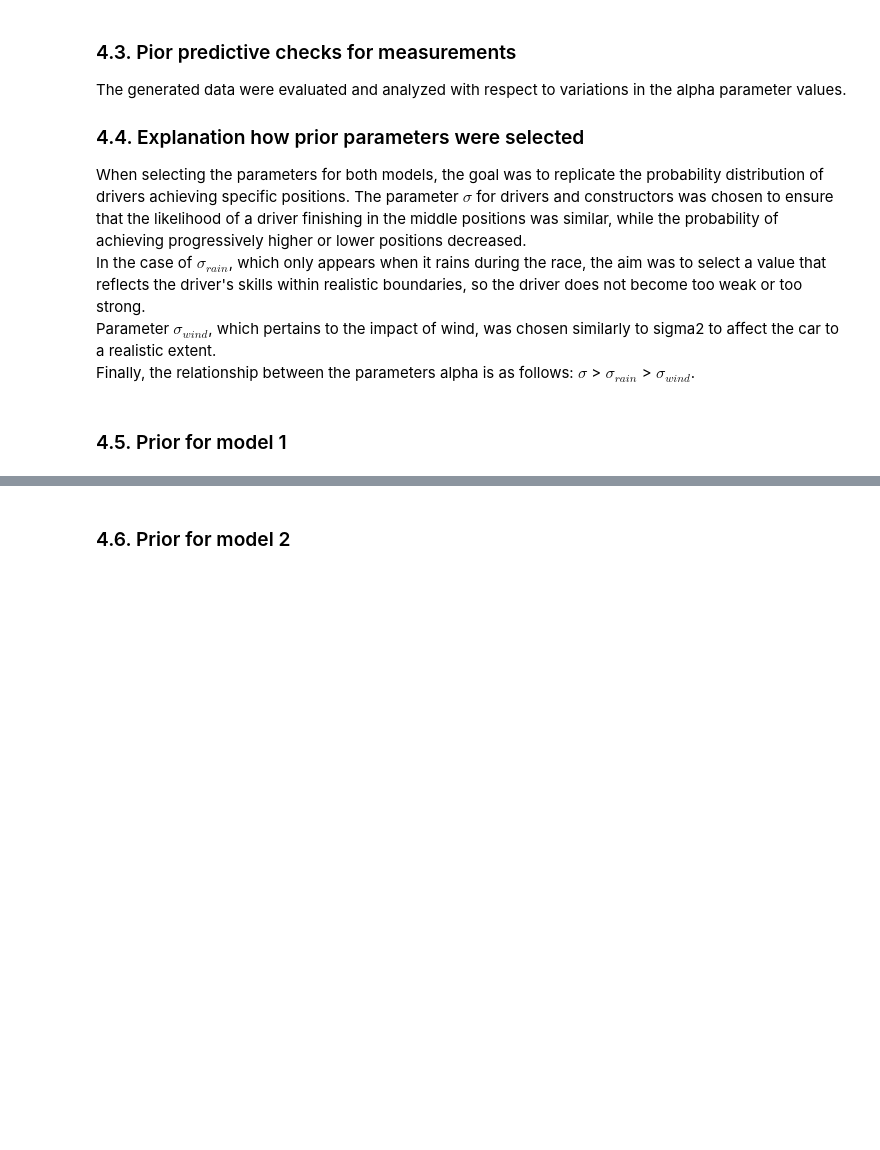
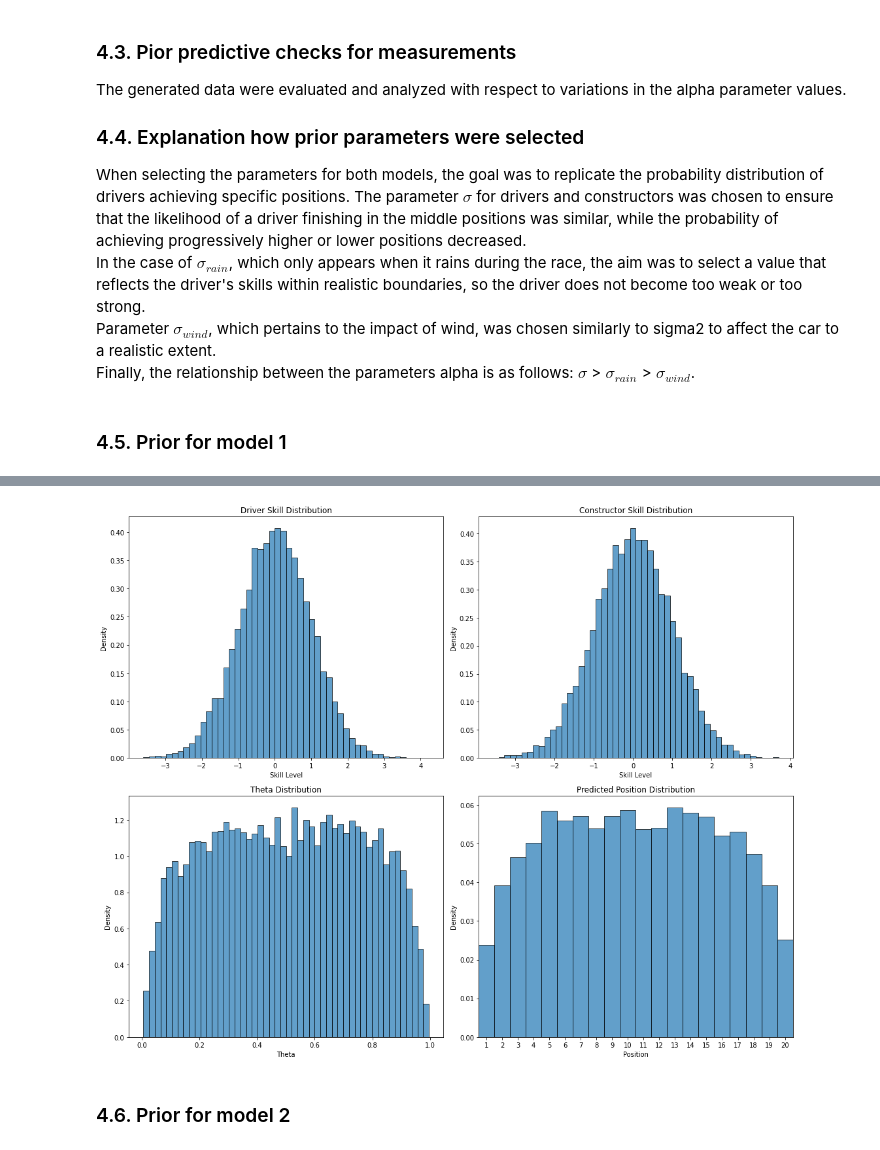
Before and after one commit to andrzejjnk/bayesian_f1, a Jupyter notebook: f1_project.ipynb, the cells around one changed output, grey strips where cells are left out. Cells and saved outputs as stored; diff of their text form; code cells hidden in the pictures; blank space fills up the shorter version.

```diff
--- a/f1_project.ipynb
+++ b/f1_project.ipynb
@@ -493,2 +521,43 @@ model1_prior = CmdStanModel(stan_file='stan/model1_prior.stan')
+# %%
+# Dane do wizualizacji
+driver_skill_flat = prior_model_1.stan_variable('driver_skill').flatten()
+constructor_skill_flat = prior_model_1.stan_variable('constructor_skill').flatten()
+position_flat = prior_model_1.stan_variable('position').flatten() + 1
+theta_flat = prior_model_1.stan_variable('theta').flatten()
+
+# Tworzenie subplots
+fig, axs = plt.subplots(2, 2, figsize=(15, 12))
+
+# Histogram driver_skill
+axs[0, 0].hist(driver_skill_flat, bins=50, edgecolor='black', alpha=0.7, density=True)
+axs[0, 0].set_title('Driver Skill Distribution')
+axs[0, 0].set_xlabel('Skill Level')
+axs[0, 0].set_ylabel('Density')
+
+# Histogram constructor_skill
+axs[0, 1].hist(constructor_skill_flat, bins=50, edgecolor='black', alpha=0.7, density=True)
+axs[0, 1].set_title('Constructor Skill Distribution')
+axs[0, 1].set_xlabel('Skill Level')
+axs[0, 1].set_ylabel('Density')
+
+# Histogram theta
+axs[1, 0].hist(theta_flat, bins=50, edgecolor='black', alpha=0.7, density=True)
+axs[1, 0].set_title('Theta Distribution')
+axs[1, 0].set_xlabel('Theta')
+axs[1, 0].set_ylabel('Density')
+
+# Histogram position
+axs[1, 1].hist(position_flat, bins=np.arange(1, 22) - 0.5, edgecolor='black', alpha=0.7, density=True)
+axs[1, 1].set_title('Predicted Position Distribution')
+axs[1, 1].set_xlabel('Position')
+axs[1, 1].set_ylabel('Density')
+axs[1, 1].set_xticks(range(1, 21))
+axs[1, 1].set_xlim([0.5, 20.5])
+
+# Adjust layout
+plt.tight_layout()
+plt.show()
+# %% [output]
+[figure, added]
 # %% [markdown]
 ### 4.6. Prior for model 2
```
Also changed, not shown: parts of 7 cells of this notebook.
